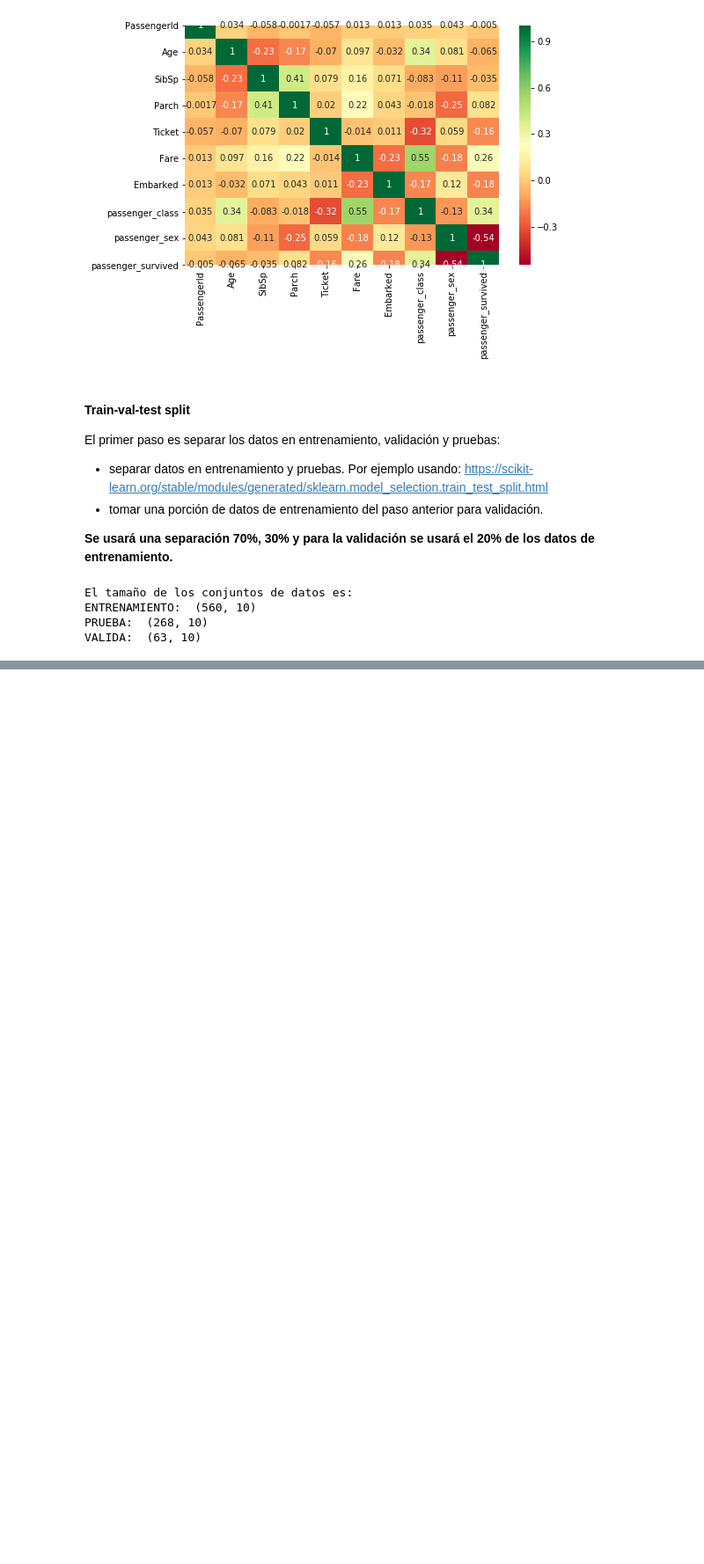
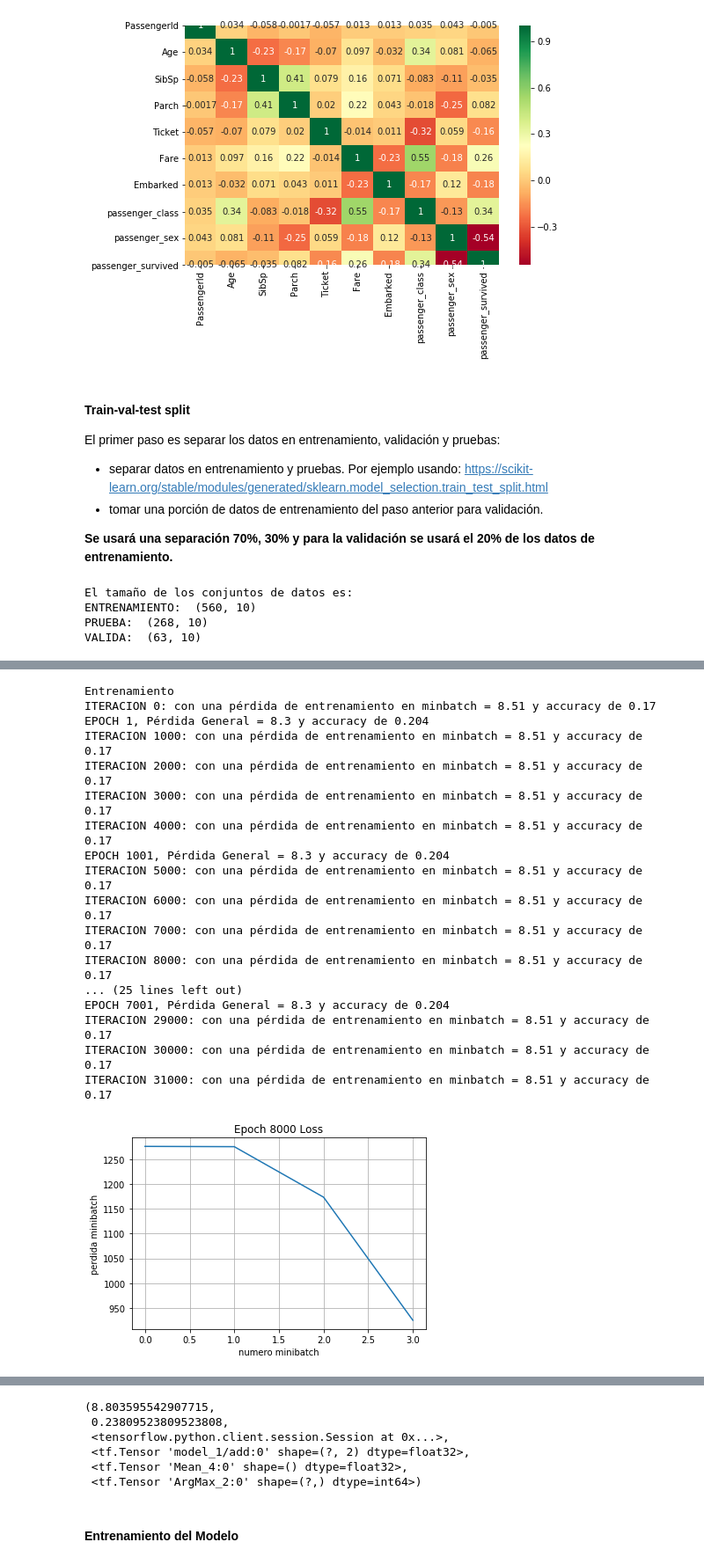
Before and after one commit to dvallesc/proyecto-StatisticalLearning, a Jupyter notebook: Proyecto_base.ipynb, the cells around one changed output, grey strips where cells are left out. Shown: that part at 88% size. Cells and saved outputs as stored; diff of their text form; code cells hidden in the pictures; blank space fills up the shorter version.

```diff
--- a/Proyecto_base.ipynb
+++ b/Proyecto_base.ipynb
@@ -214,0 +245,3 @@ VALIDA:  (63, 10)
+# %%
+features = ['passenger_sex', 'passenger_class', 'Fare', 'Embarked', 'Age']
+to_predict = ['passenger_survived']
@@ -214,0 +369,9 @@ VALIDA:  (63, 10)
+# %%
+X_train = np.array(entrena[features])
+y_train = np.array(entrena['passenger_survived'])
+x_test = np.array(prueba[features])
+
+predictions = naive_bayes(X_train, y_train, x_test)
+# %%
+accuracy = accuracy_score(prueba[to_predict], predictions)
+accuracy
@@ -214,0 +575,40 @@ VALIDA:  (63, 10)
+# %%
+print('Entrenamiento')
+X_train = train_data[:,:]
+y_train = train_data[:,:]
+y_train = np.reshape(y_train,-1)
+X_val = val_data[:,:]
+y_val = val_data[:,:]
+y_val = np.reshape(y_val,-1)
+X_test = test_data
+
+tf.reset_default_graph()
+session = tf.Session()
+
+total_loss, total_correct, sess, y_out, cost_op, _ = logisticRegression(session = session, Xd = X_train, yd = y_train,
+                   epochs = 8000, batch_size = 150, print_every = 1000,
+                   plot_losses = True, learning_rate = 0.0000000000001, rl = 0.001, training = True)
+
+print('Validación')
+# run_model(session,y_out,cost_op,X_val,y_val,1,100)
+logisticRegression(session = session, Xd = X_val, yd = y_val,
+                   epochs = 8000, batch_size = 150, training = False)
+# %% [output]
+Entrenamiento
+ITERACION 0: con una pérdida de entrenamiento en minbatch = 8.51 y accuracy de 0.17
+EPOCH 1, Pérdida General = 8.3 y accuracy de 0.204
+ITERACION 1000: con una pérdida de entrenamiento en minbatch = 8.51 y accuracy de 0.17
+ITERACION 2000: con una pérdida de entrenamiento en minbatch = 8.51 y accuracy de 0.17
+ITERACION 3000: con una pérdida de entrenamiento en minbatch = 8.51 y accuracy de 0.17
+ITERACION 4000: con una pérdida de entrenamiento en minbatch = 8.51 y accuracy de 0.17
+EPOCH 1001, Pérdida General = 8.3 y accuracy de 0.204
+ITERACION 5000: con una pérdida de entrenamiento en minbatch = 8.51 y accuracy de 0.17
+ITERACION 6000: con una pérdida de entrenamiento en minbatch = 8.51 y accuracy de 0.17
+ITERACION 7000: con una pérdida de entrenamiento en minbatch = 8.51 y accuracy de 0.17
+ITERACION 8000: con una pérdida de entrenamiento en minbatch = 8.51 y accuracy de 0.17
+... (25 lines left out)
+EPOCH 7001, Pérdida General = 8.3 y accuracy de 0.204
+ITERACION 29000: con una pérdida de entrenamiento en minbatch = 8.51 y accuracy de 0.17
+ITERACION 30000: con una pérdida de entrenamiento en minbatch = 8.51 y accuracy de 0.17
+ITERACION 31000: con una pérdida de entrenamiento en minbatch = 8.51 y accuracy de 0.17
+[figure, added]
@@ -214,0 +632,6 @@ VALIDA:  (63, 10)
+(8.803595542907715,
+ 0.23809523809523808,
+ <tensorflow.python.client.session.Session at 0x...>,
+ <tf.Tensor 'model_1/add:0' shape=(?, 2) dtype=float32>,
+ <tf.Tensor 'Mean_4:0' shape=() dtype=float32>,
+ <tf.Tensor 'ArgMax_2:0' shape=(?,) dtype=int64>)
@@ -214,0 +655,2 @@ VALIDA:  (63, 10)
+# %% [markdown]
+#### Entrenamiento del Modelo
```
Also changed, not shown: parts of 27 cells of this notebook.
